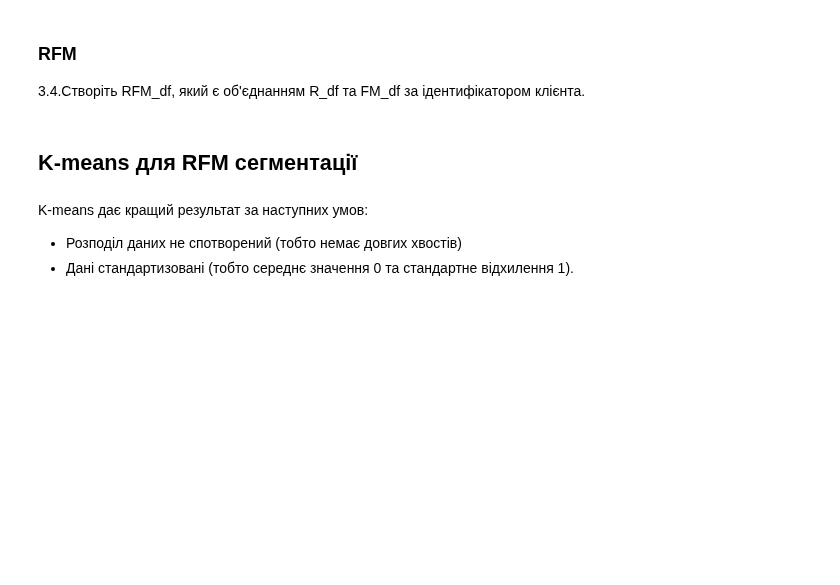
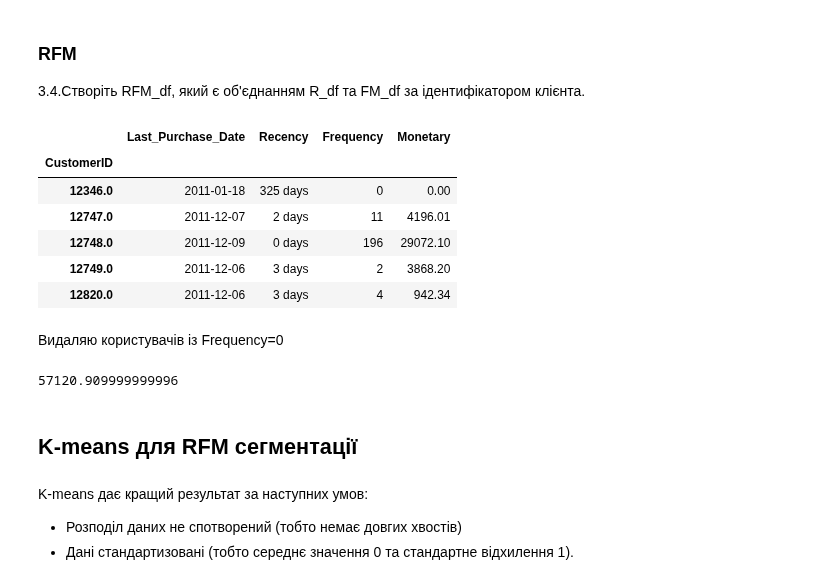
Before and after one commit to dmytrovelychko/rd_ds_python, a Jupyter notebook: hw_6.ipynb, the cells around one changed output. Saved outputs shown, nothing was run; the diff lists cells and outputs as text; code cells hidden in the pictures; blank space fills up the shorter version.

```diff
--- a/hw_6.ipynb
+++ b/hw_6.ipynb
@@ -378,0 +363,4 @@ Name: InvoiceNo, Length: 3950, dtype: int64
+# %%
+FM_df = (cid_invoice_raw_count - 2*cid_invoice_cancelled_count).to_frame()
+FM_df.columns = ["Frequency"]
+FM_df.head()
@@ -378,0 +375,4 @@ Name: InvoiceNo, Length: 3950, dtype: int64
+# %%
+df["Spending"] = df["Quantity"]*df["UnitPrice"]
+FM_df["Monetary"] = df.groupby("CustomerID")["Spending"].sum()
+FM_df.head()
@@ -384,3 +398,20 @@ Name: InvoiceNo, Length: 3950, dtype: int64
+# %%
+RFM = pd.concat([R_df, FM_df], axis=1, join="inner")
+RFM.head()
+# %% [output]
+|  | Last_Purchase_Date | Recency | Frequency | Monetary |
+| CustomerID |  |  |  |  |
+| 12346.0 | 2011-01-18 | 325 days | 0 | 0.00 |
+| 12747.0 | 2011-12-07 | 2 days | 11 | 4196.01 |
+| 12748.0 | 2011-12-09 | 0 days | 196 | 29072.10 |
+| 12749.0 | 2011-12-06 | 3 days | 2 | 3868.20 |
+| 12820.0 | 2011-12-06 | 3 days | 4 | 942.34 |
+# %% [markdown]
+Видаляю користувачів із Frequency=0
+# %%
+RFM[RFM["Frequency"] == 0]["Monetary"].max()
+# %% [output]
+57120.909999999996
 # %% [markdown]
 ## K-means для RFM сегментації
 # %% [markdown]
```
Also changed, not shown: parts of 6 cells of this notebook.
